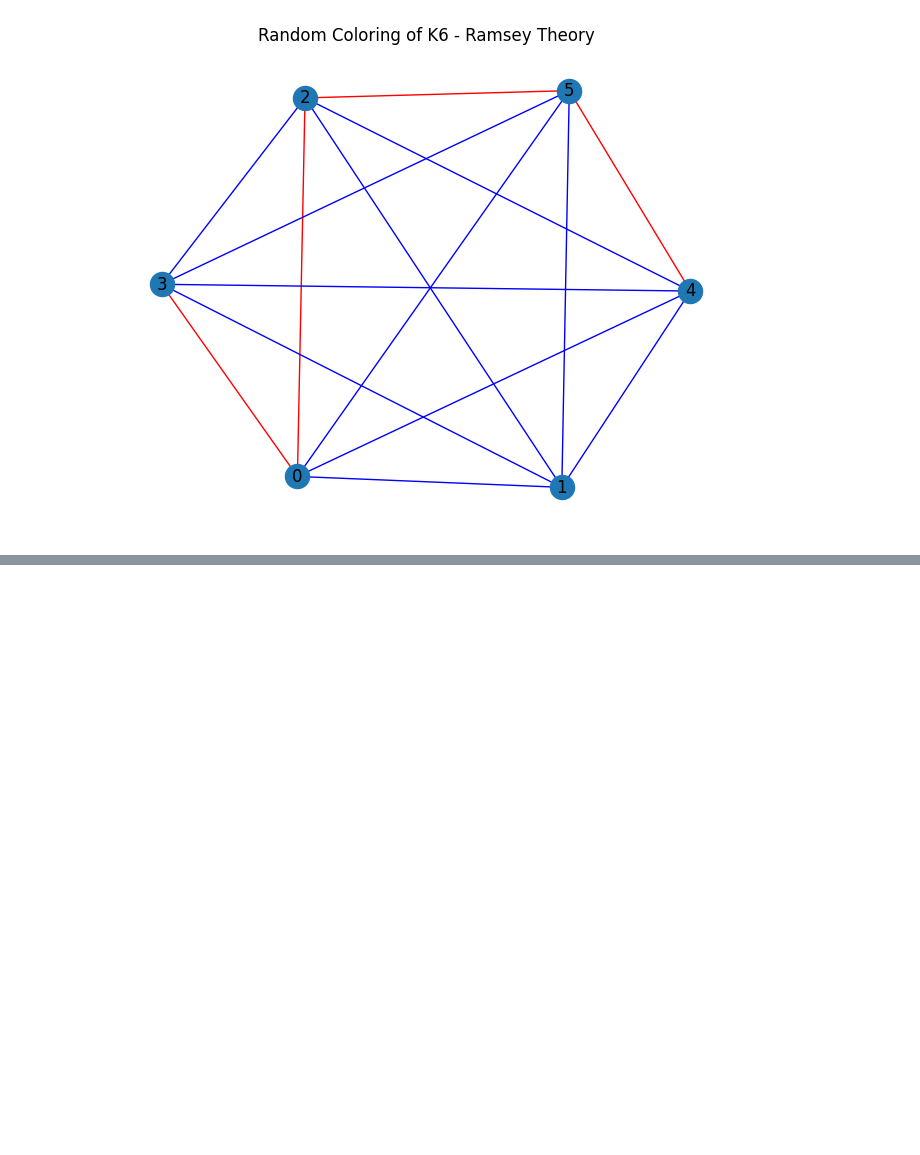
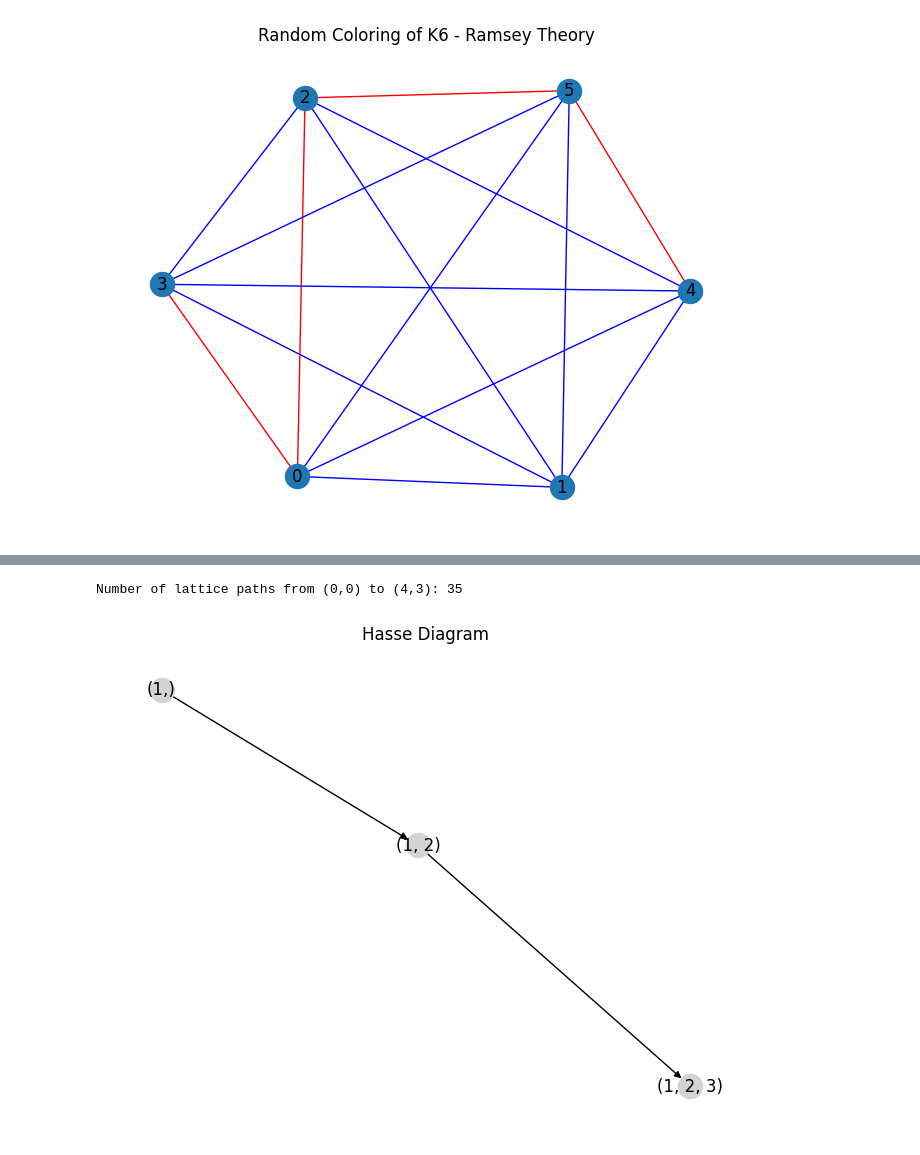
Before and after one commit to rmd360/machinelearningproject, a Jupyter notebook: Maths.ipynb, the cells around one changed output, grey strips where cells are left out. Drawn from its saved outputs; the diff is of its cells as text; code cells hidden in the pictures; blank space fills up the shorter version.

```diff
--- a/Maths.ipynb
+++ b/Maths.ipynb
@@ -1323,0 +1344,25 @@ plt.show()
+# %%
+from math import comb
+
+m, n = 4, 3
+paths = comb(m + n, m)
+print(f"Number of lattice paths from (0,0) to ({m},{n}):", paths)
+# %% [output]
+Number of lattice paths from (0,0) to (4,3): 35
+# %%
+# Import necessary libraries
+import networkx as nx
+import matplotlib.pyplot as plt # Also import matplotlib if not already imported and needed for plotting
+
+elements = [(1,), (1,2), (1,2,3)]
+G = nx.DiGraph()
+for a in elements:
+    for b in elements:
+        if set(a) < set(b) and not any(set(a) < set(c) < set(b) for c in elements):
+            G.add_edge(str(a), str(b))
+
+nx.draw(G, with_labels=True, node_color='lightgray')
+plt.title("Hasse Diagram")
+plt.show()
+# %% [output]
+[figure, added]
```
Also changed, not shown: parts of 2 cells of this notebook.
